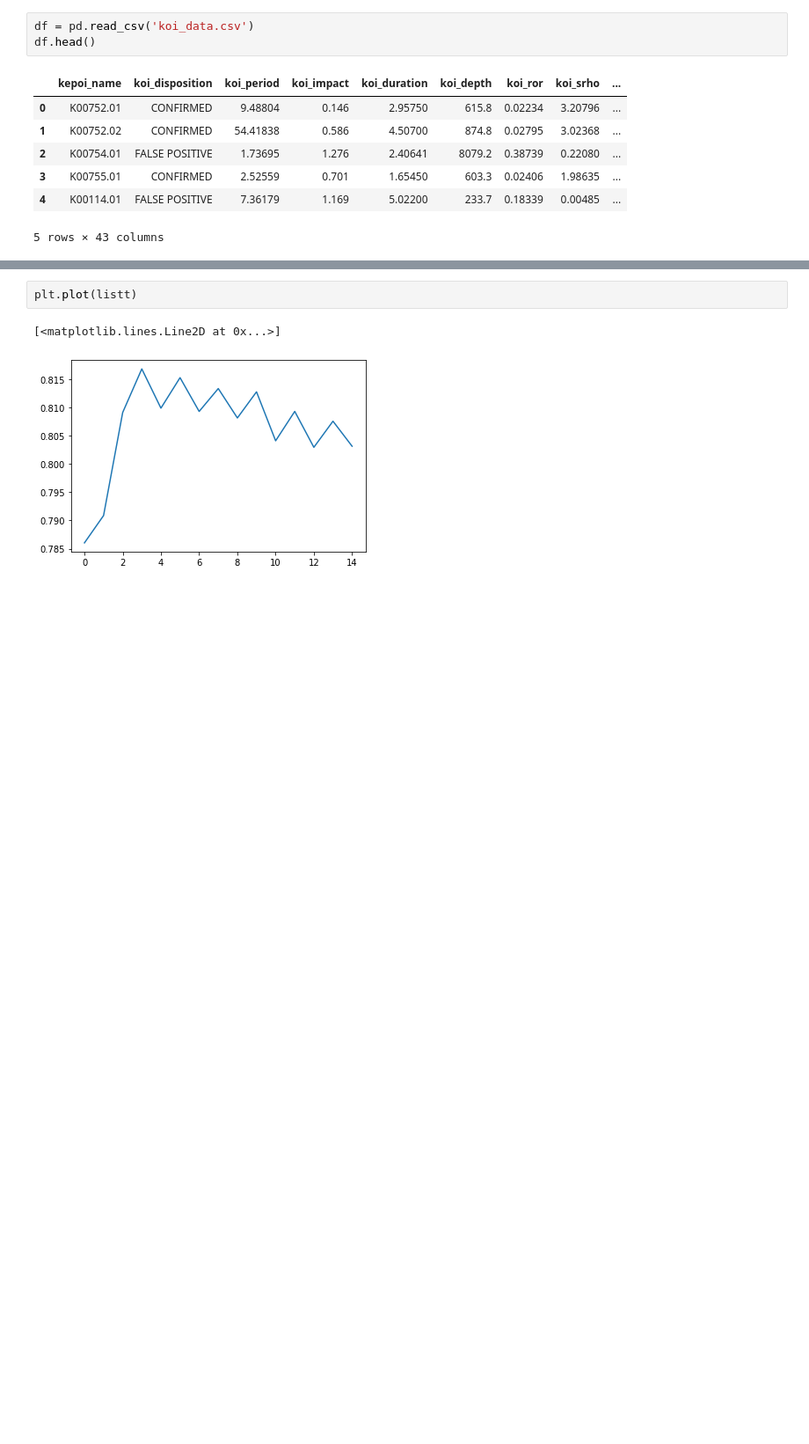
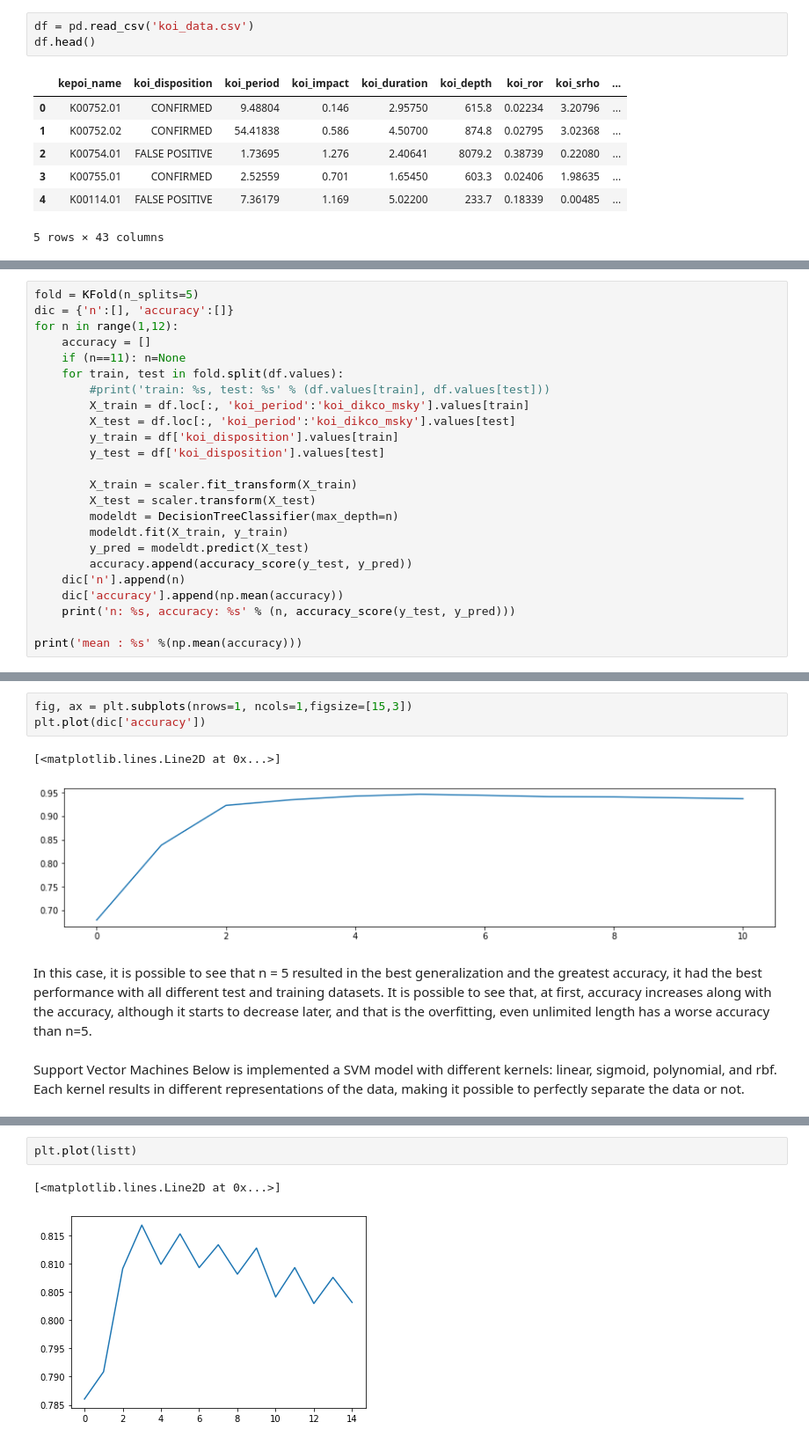
Before and after one commit to luizfysouza/Machine-Learning-Projects, a Jupyter notebook: Exoplanets Classification/Classification.ipynb, the cells around one changed output, grey strips where cells are left out. Shown: that part at 88% size. Saved outputs shown, nothing was run; the diff lists cells and outputs as text; blank space fills up the shorter version.

```diff
--- a/Exoplanets Classification/Classification.ipynb
+++ b/Exoplanets Classification/Classification.ipynb
@@ -55,0 +84,24 @@ array([1, 1, 1, ..., 0, 1, 0])
+# %%
+fold = KFold(n_splits=5)
+dic = {'n':[], 'accuracy':[]}
+for n in range(1,12):
+	accuracy = []
+	if (n==11): n=None
+	for train, test in fold.split(df.values):
+		#print('train: %s, test: %s' % (df.values[train], df.values[test]))
+		X_train = df.loc[:, 'koi_period':'koi_dikco_msky'].values[train]
+		X_test = df.loc[:, 'koi_period':'koi_dikco_msky'].values[test]
+		y_train = df['koi_disposition'].values[train]
+		y_test = df['koi_disposition'].values[test]
+
+		X_train = scaler.fit_transform(X_train)
+		X_test = scaler.transform(X_test)
+		modeldt = DecisionTreeClassifier(max_depth=n)
+		modeldt.fit(X_train, y_train)
+		y_pred = modeldt.predict(X_test)
+		accuracy.append(accuracy_score(y_test, y_pred))
+	dic['n'].append(n)
+	dic['accuracy'].append(np.mean(accuracy))
+	print('n: %s, accuracy: %s' % (n, accuracy_score(y_test, y_pred)))
+
+print('mean : %s' %(np.mean(accuracy)))
@@ -55,0 +121,13 @@ array([1, 1, 1, ..., 0, 1, 0])
+# %%
+fig, ax = plt.subplots(nrows=1, ncols=1,figsize=[15,3])
+plt.plot(dic['accuracy'])
+# %% [output]
+[<matplotlib.lines.Line2D at 0x...>]
+[figure, added]
+# %% [markdown]
+In this case, it is possible to see that n = 5 resulted in the best generalization and the greatest accuracy, it had the best performance with all different test and training datasets.
+It is possible to see that, at first, accuracy increases along with the accuracy, although it starts to decrease later, and that is the overfitting, even unlimited length has a worse accuracy than n=5.
+# %% [markdown]
+Support Vector Machines
+Below is implemented a SVM model with different kernels: linear, sigmoid, polynomial, and rbf.
+Each kernel results in different representations of the data, making it possible to perfectly separate the data or not.
```
Also changed, not shown: parts of 39 cells of this notebook.
